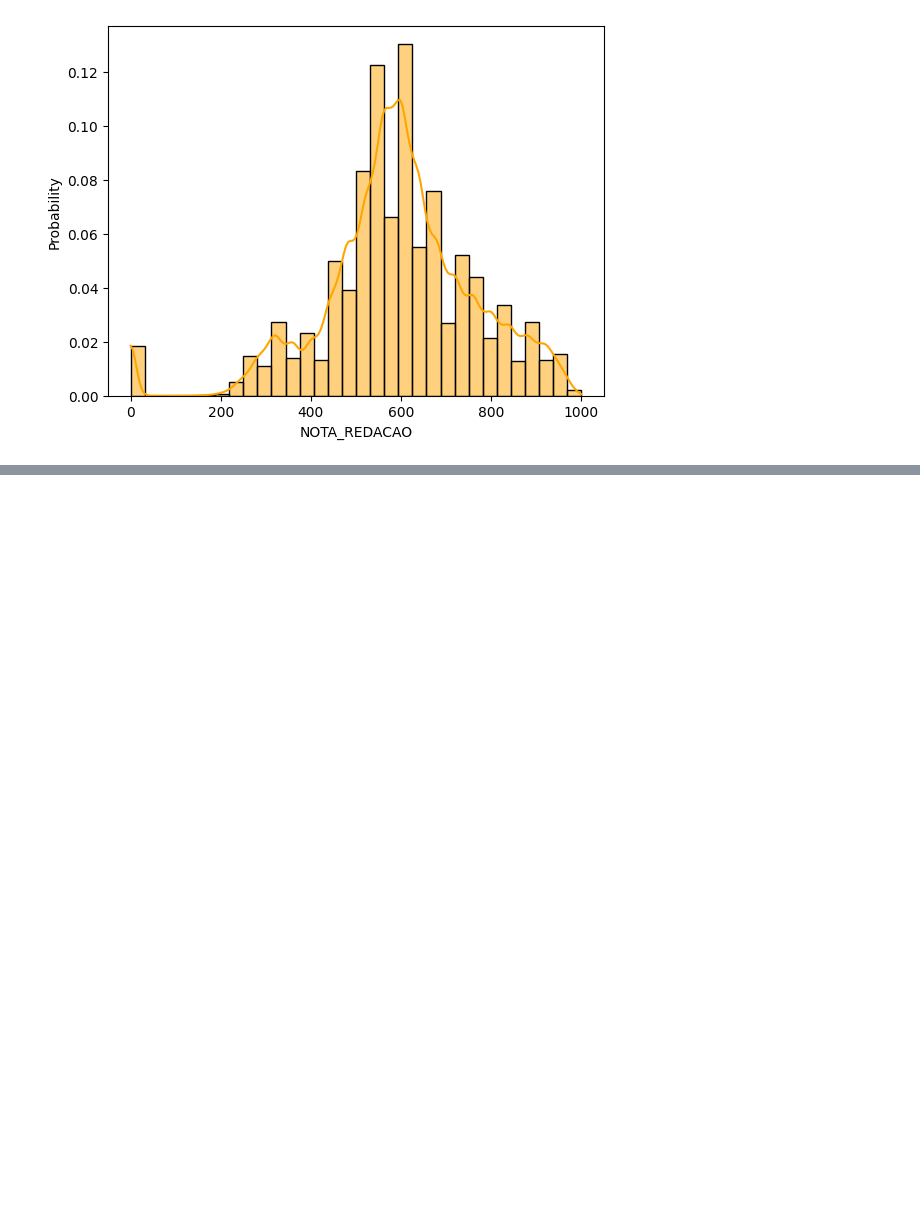
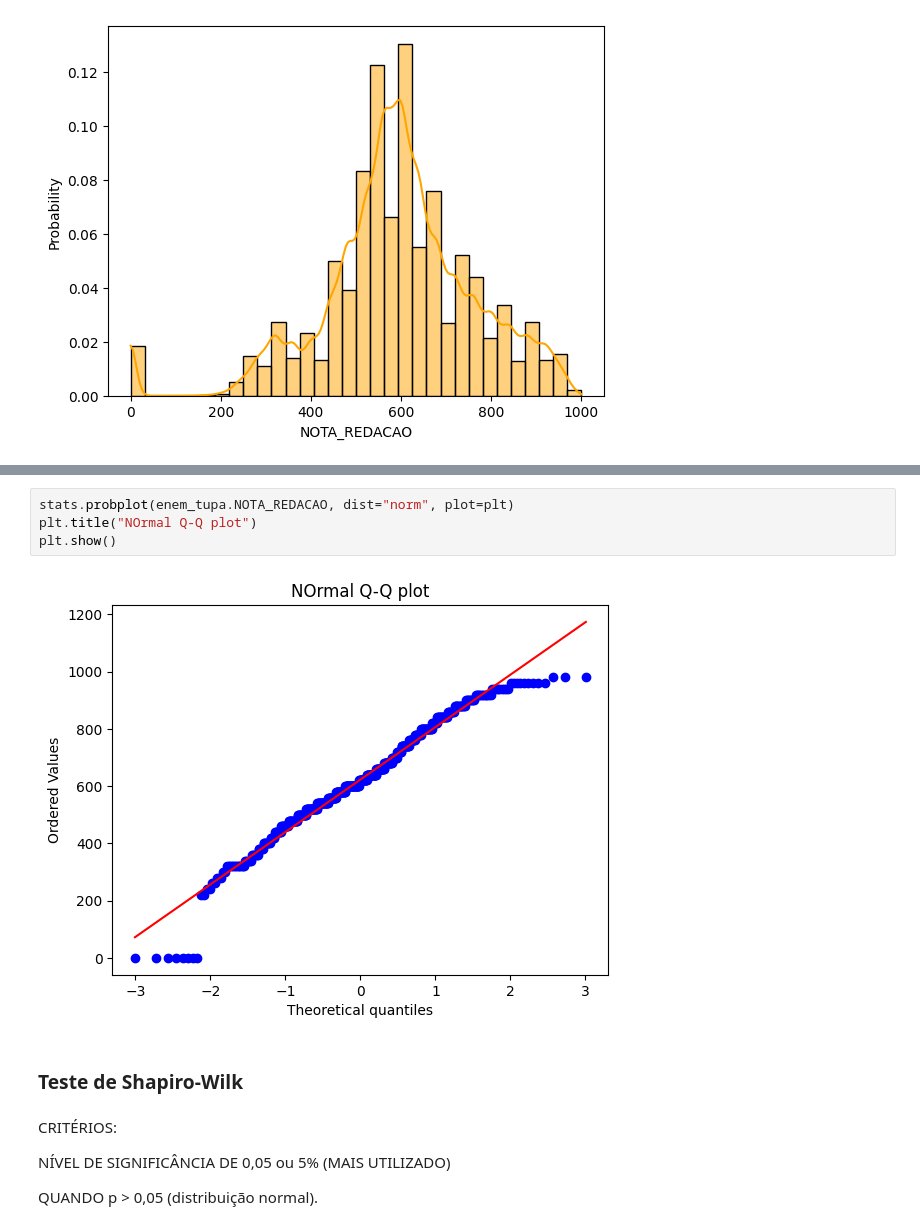
Before and after one commit to mateus-neres/Analise_estatistica_enem_2019, a Jupyter notebook: etapa08_normalidade.ipynb, the cells around one changed output, grey strips where cells are left out. Cells and saved outputs as stored; diff of their text form; blank space fills up the shorter version.

```diff
--- a/etapa08_normalidade.ipynb
+++ b/etapa08_normalidade.ipynb
@@ -68,0 +77,14 @@ sns.histplot(enem_tupa, x = "NOTA_REDACAO", bins=32, color = "orange", kde=True,
+# %%
+stats.probplot(enem_tupa.NOTA_REDACAO, dist="norm", plot=plt)
+plt.title("NOrmal Q-Q plot")
+plt.show()
+# %% [output]
+[figure, added]
+# %% [markdown]
+### Teste de Shapiro-Wilk
+# %% [markdown]
+CRITÉRIOS:
+
+NÍVEL DE SIGNIFICÂNCIA DE 0,05 ou 5% (MAIS UTILIZADO)
+
+QUANDO p > 0,05 (distribuição normal).
```
Also changed, not shown: parts of 10 cells of this notebook.
